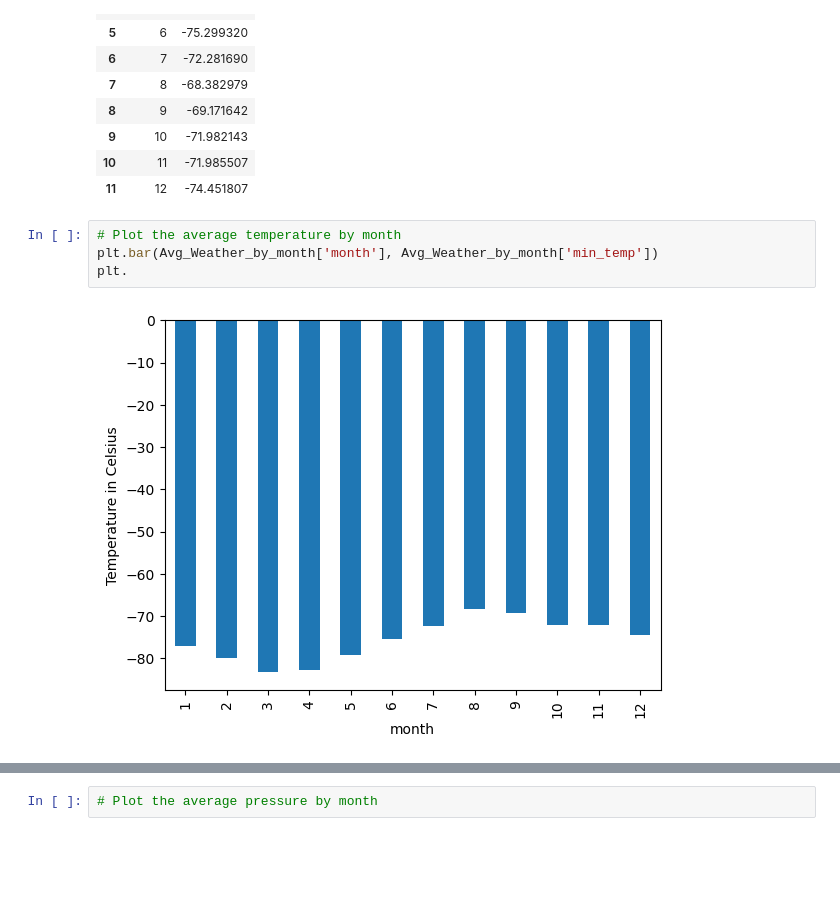
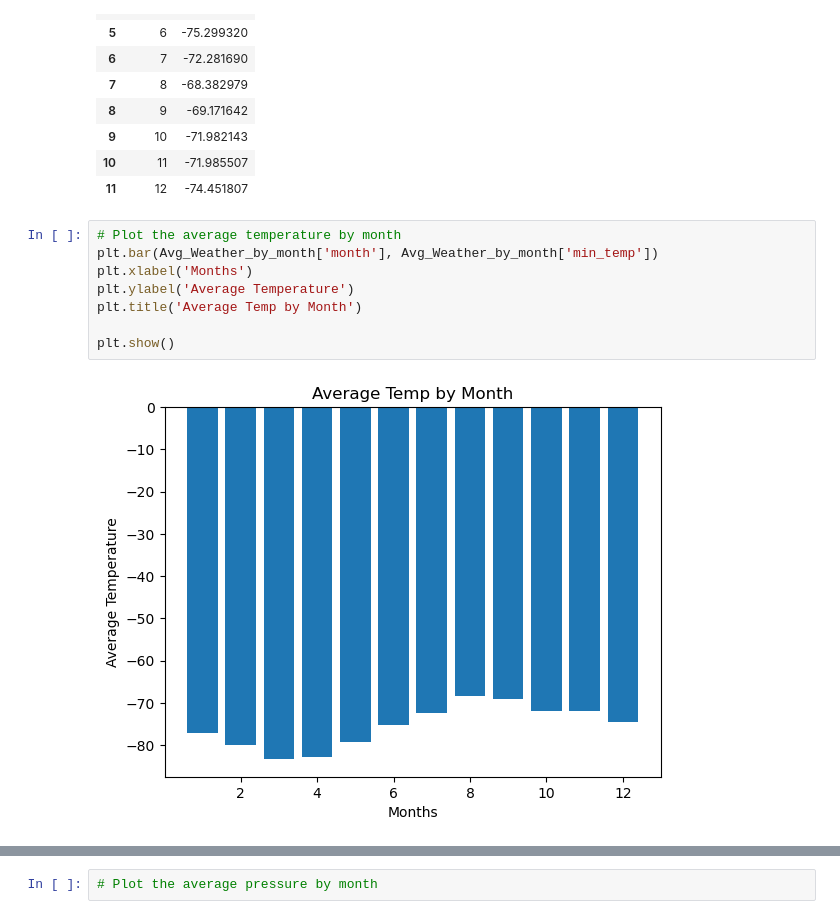
Before and after one commit to jovanecano/Mars-News-Weather, a Jupyter notebook: Module_11/part_2_mars_weather.ipynb, the cells around one changed output, grey strips where cells are left out. Drawn from its saved outputs; the diff is of its cells as text; blank space fills up the shorter version.

Commit message:
"analyzing data to find the coldest and hottest months in Curiosity's location; finding average pressure"
Signed-off-by: Jovane <jovanecano1995@gmail.com>

```diff
--- a/Module_11/part_2_mars_weather.ipynb
+++ b/Module_11/part_2_mars_weather.ipynb
@@ -216,8 +216,12 @@ Avg_Weather_by_month
 # %%
 # Plot the average temperature by month
 plt.bar(Avg_Weather_by_month['month'], Avg_Weather_by_month['min_temp'])
-plt.
+plt.xlabel('Months')
+plt.ylabel('Average Temperature')
+plt.title('Average Temp by Month')
+
+plt.show()
 # %% [output]
-[figure, old version]
+[figure, new version]
 # %%
 # Identify the coldest and hottest months in Curiosity's location
```
Also changed, not shown: parts of 4 cells of this notebook.
